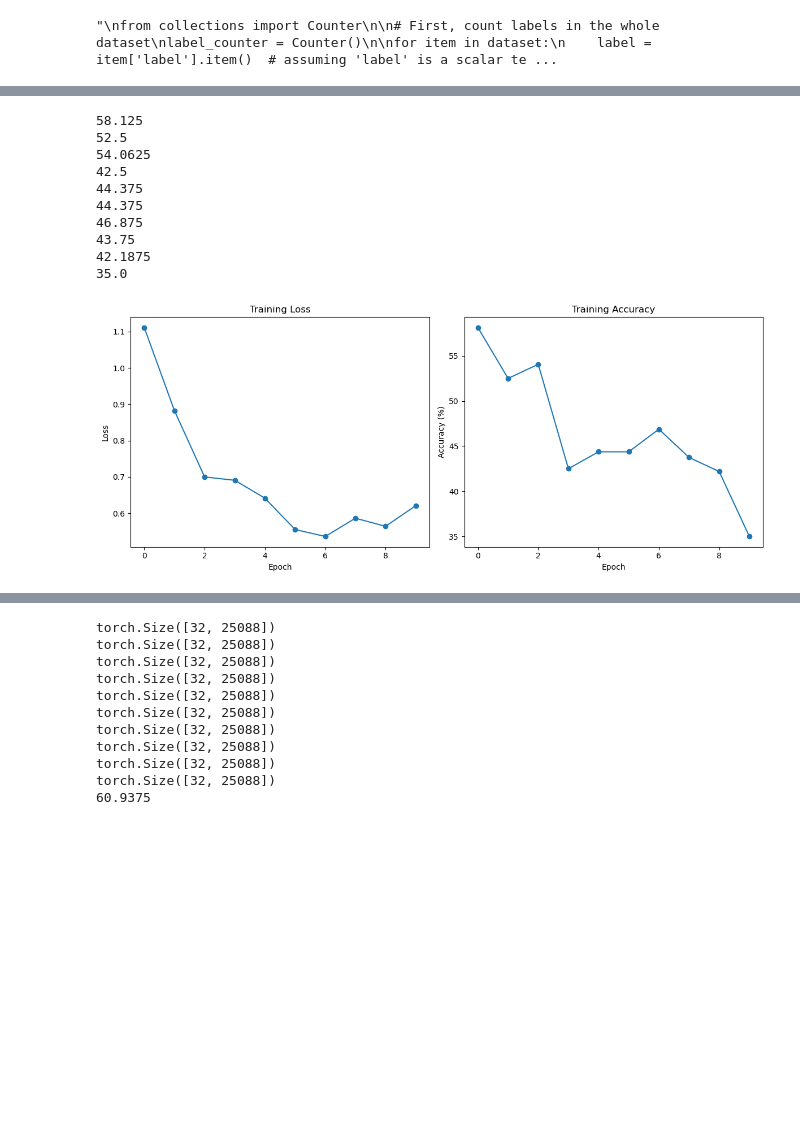
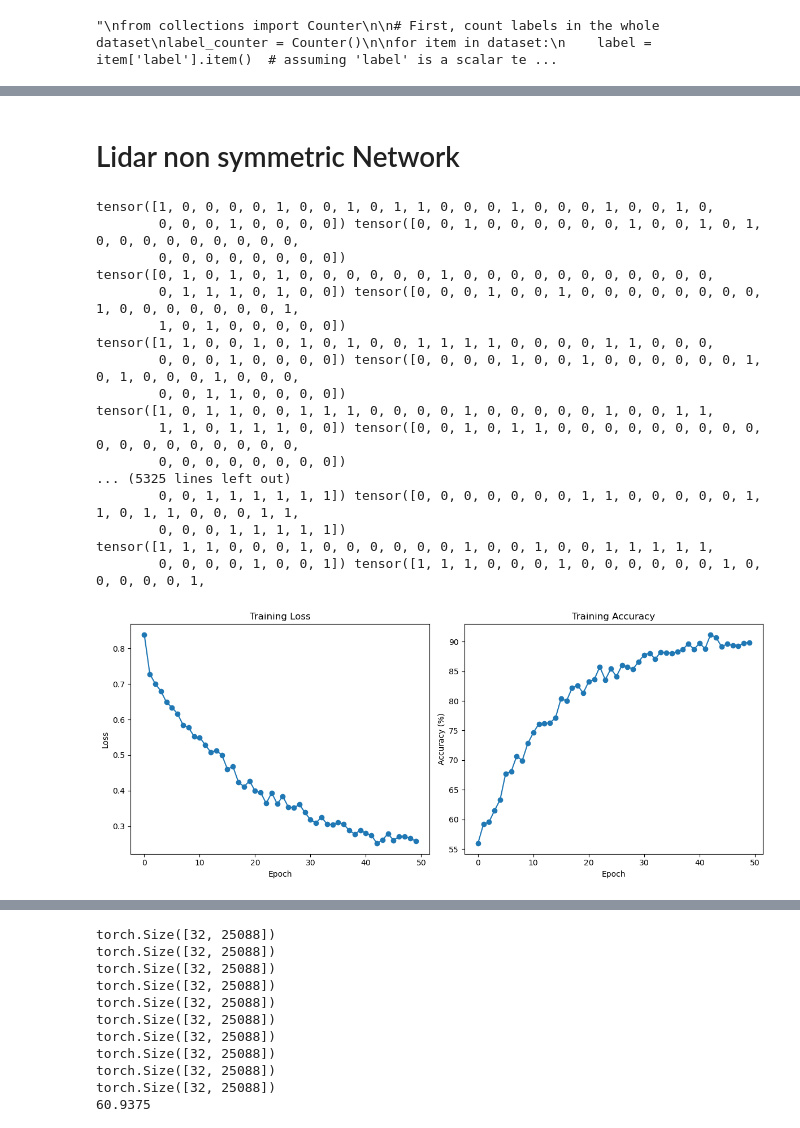
Before and after one commit to abdulmomen-ghalkha/blockage_pred, a Jupyter notebook: Preparing_datasets_BN.ipynb, the cells around one changed output, grey strips where cells are left out. Cells and saved outputs as stored; diff of their text form; code cells hidden in the pictures; blank space fills up the shorter version.

Commit message:
Fix lidar bug

```diff
--- a/Preparing_datasets_BN.ipynb
+++ b/Preparing_datasets_BN.ipynb
@@ -559,3 +594,5 @@ tensor([[-0.2052,  1.1849],
+# %% [markdown]
+# Lidar non symmetric Network
 # %%
 import torch
 import torch.nn as nn
@@ -564,13 +601,13 @@ import matplotlib.pyplot as plt
 
 # Device
 device = torch.device("cuda" if torch.cuda.is_available() else "cpu")
-model_lidar = model_lidar.to(device)
+model_lidar = LiDARSCRNet().to(device)
 
 # Loss and optimizer
 class_weights = {0: 1.0932087765216907, 1: 6.728603435399553}
 weights_tensor = torch.tensor([class_weights[i] for i in range(len(class_weights))], dtype=torch.float).to(device)
 
-criterion = nn.CrossEntropyLoss(weight=weights_tensor)
+criterion = nn.CrossEntropyLoss()
 optimizer = optim.Adam(model_lidar.parameters(), lr=1e-4)
 
 # Lists to store loss and accuracy
@@ -579,12 +616,12 @@ acc_history = []
 
 # Training
 model_lidar.train()
-for epoch in range(10):
+for epoch in range(50):
     running_loss = 0.0
     total = 0
     correct = 0
 
-    for _, inputs in zip(range(10), loader):
+    for _, inputs in zip(range(50), loader):
         labels = inputs["label"].to(device)
         inputs = inputs["lidar"].to(device)
 
@@ -597,41 +634,49 @@ for epoch in range(10):
         running_loss += loss.item() * inputs.size(0)
         _, predicted = torch.max(outputs.data, 1)
         total += labels.size(0)
         correct += (predicted == labels).sum().item()
+        print(labels, predicted)
 
     epoch_loss = running_loss / total
     epoch_acc = 100. * correct / total
 
     loss_history.append(epoch_loss)
     acc_history.append(epoch_acc)
     print(epoch_acc)
 
 # Plotting
 plt.figure(figsize=(12,5))
 
 plt.subplot(1,2,1)
 plt.plot(loss_history, marker='o')
 plt.title('Training Loss')
 plt.xlabel('Epoch')
 plt.ylabel('Loss')
 
 plt.subplot(1,2,2)
 plt.plot(acc_history, marker='o')
 plt.title('Training Accuracy')
 plt.xlabel('Epoch')
 plt.ylabel('Accuracy (%)')
 
 plt.tight_layout()
 plt.show()
 # %% [output]
-58.125
-52.5
-54.0625
-42.5
-44.375
-44.375
-46.875
-43.75
-42.1875
-35.0
+tensor([1, 0, 0, 0, 0, 1, 0, 0, 1, 0, 1, 1, 0, 0, 0, 1, 0, 0, 0, 1, 0, 0, 1, 0,
+        0, 0, 0, 1, 0, 0, 0, 0]) tensor([0, 0, 1, 0, 0, 0, 0, 0, 0, 1, 0, 0, 1, 0, 1, 0, 0, 0, 0, 0, 0, 0, 0, 0,
+        0, 0, 0, 0, 0, 0, 0, 0])
+tensor([0, 1, 0, 1, 0, 1, 0, 0, 0, 0, 0, 0, 1, 0, 0, 0, 0, 0, 0, 0, 0, 0, 0, 0,
+        0, 1, 1, 1, 0, 1, 0, 0]) tensor([0, 0, 0, 1, 0, 0, 1, 0, 0, 0, 0, 0, 0, 0, 0, 1, 0, 0, 0, 0, 0, 0, 0, 1,
+        1, 0, 1, 0, 0, 0, 0, 0])
+tensor([1, 1, 0, 0, 1, 0, 1, 0, 1, 0, 0, 1, 1, 1, 1, 0, 0, 0, 0, 1, 1, 0, 0, 0,
+        0, 0, 0, 1, 0, 0, 0, 0]) tensor([0, 0, 0, 0, 1, 0, 0, 1, 0, 0, 0, 0, 0, 0, 1, 0, 1, 0, 0, 0, 1, 0, 0, 0,
+        0, 0, 1, 1, 0, 0, 0, 0])
+tensor([1, 0, 1, 1, 0, 0, 1, 1, 1, 0, 0, 0, 0, 1, 0, 0, 0, 0, 0, 1, 0, 0, 1, 1,
+        1, 1, 0, 1, 1, 1, 0, 0]) tensor([0, 0, 1, 0, 1, 1, 0, 0, 0, 0, 0, 0, 0, 0, 0, 0, 0, 0, 0, 0, 0, 0, 0, 0,
+        0, 0, 0, 0, 0, 0, 0, 0])
+... (5325 lines left out)
+        0, 0, 1, 1, 1, 1, 1, 1]) tensor([0, 0, 0, 0, 0, 0, 0, 1, 1, 0, 0, 0, 0, 0, 1, 1, 0, 1, 1, 0, 0, 0, 1, 1,
+        0, 0, 0, 1, 1, 1, 1, 1])
+tensor([1, 1, 1, 0, 0, 0, 1, 0, 0, 0, 0, 0, 0, 1, 0, 0, 1, 0, 0, 1, 1, 1, 1, 1,
+        0, 0, 0, 0, 1, 0, 0, 1]) tensor([1, 1, 1, 0, 0, 0, 1, 0, 0, 0, 0, 0, 0, 1, 0, 0, 0, 0, 0, 1,
-[figure, old version]
+[figure, new version]
```
Also changed, not shown: parts of 12 cells of this notebook.
